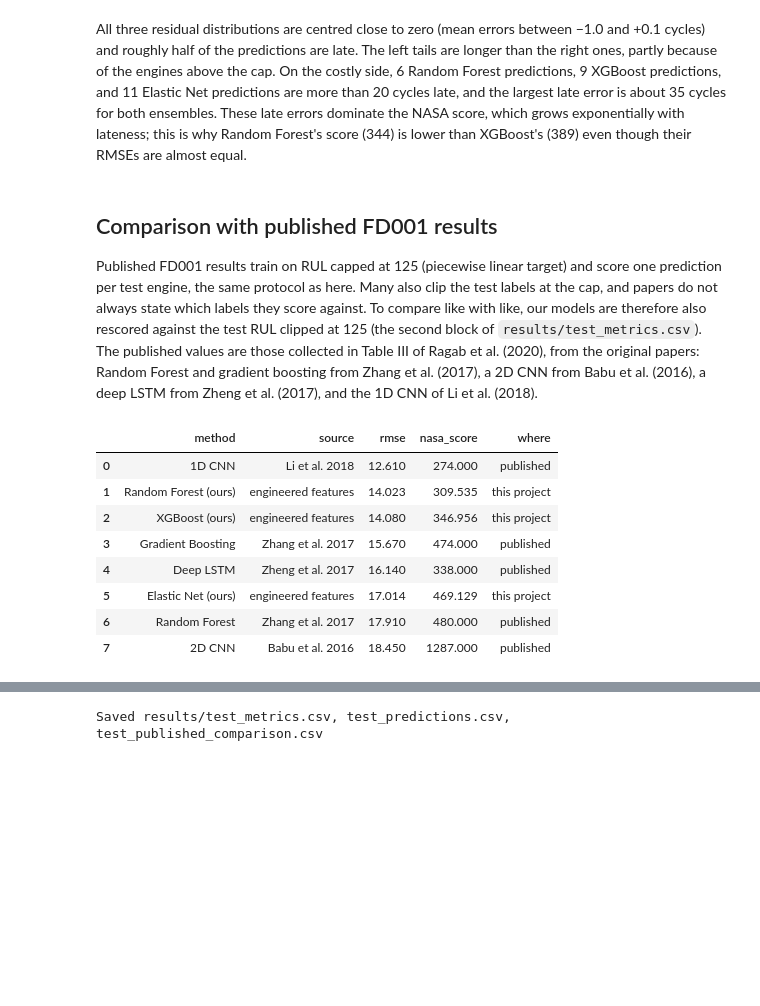
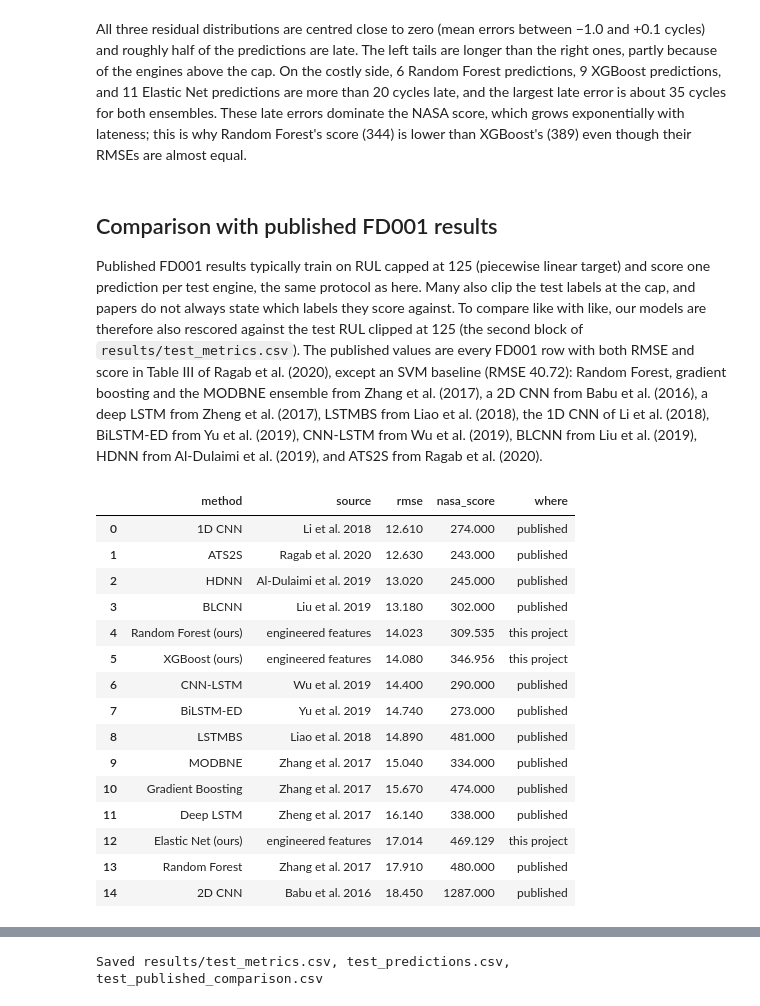
Before and after one commit to sarveshcore/t081-rul-prediction, a Jupyter notebook: notebooks/04_results.ipynb, the cells around one changed output, grey strips where cells are left out. Saved outputs shown, nothing was run; the diff lists cells and outputs as text; code cells hidden in the pictures; blank space fills up the shorter version.

```diff
--- a/notebooks/04_results.ipynb
+++ b/notebooks/04_results.ipynb
@@ -266,33 +266,47 @@ All three residual distributions are centred close to zero (mean errors between
 # %% [markdown]
 ## Comparison with published FD001 results
 
-Published FD001 results train on RUL capped at 125 (piecewise linear target) and score one prediction per test engine, the same protocol as here. Many also clip the test labels at the cap, and papers do not always state which labels they score against. To compare like with like, our models are therefore also rescored against the test RUL clipped at 125 (the second block of `results/test_metrics.csv`). The published values are those collected in Table III of Ragab et al. (2020), from the original papers: Random Forest and gradient boosting from Zhang et al. (2017), a 2D CNN from Babu et al. (2016), a deep LSTM from Zheng et al. (2017), and the 1D CNN of Li et al. (2018).
+Published FD001 results typically train on RUL capped at 125 (piecewise linear target) and score one prediction per test engine, the same protocol as here. Many also clip the test labels at the cap, and papers do not always state which labels they score against. To compare like with like, our models are therefore also rescored against the test RUL clipped at 125 (the second block of `results/test_metrics.csv`). The published values are every FD001 row with both RMSE and score in Table III of Ragab et al. (2020), except an SVM baseline (RMSE 40.72): Random Forest, gradient boosting and the MODBNE ensemble from Zhang et al. (2017), a 2D CNN from Babu et al. (2016), a deep LSTM from Zheng et al. (2017), LSTMBS from Liao et al. (2018), the 1D CNN of Li et al. (2018), BiLSTM-ED from Yu et al. (2019), CNN-LSTM from Wu et al. (2019), BLCNN from Liu et al. (2019), HDNN from Al-Dulaimi et al. (2019), and ATS2S from Ragab et al. (2020).
 # %%
-# Values as collected in Ragab et al. (2020), Table III; they also train on RUL capped at 125.
+# Every FD001 row with both RMSE and score in Ragab et al. (2020), Table III, except SVM.
 published = pd.DataFrame([
     ("Random Forest", "Zhang et al. 2017", 17.91, 480),
     ("Gradient Boosting", "Zhang et al. 2017", 15.67, 474),
     ("2D CNN", "Babu et al. 2016", 18.45, 1287),
     ("Deep LSTM", "Zheng et al. 2017", 16.14, 338),
     ("1D CNN", "Li et al. 2018", 12.61, 274),
+    ("MODBNE", "Zhang et al. 2017", 15.04, 334),
+    ("LSTMBS", "Liao et al. 2018", 14.89, 481),
+    ("BiLSTM-ED", "Yu et al. 2019", 14.74, 273),
+    ("CNN-LSTM", "Wu et al. 2019", 14.40, 290),
+    ("BLCNN", "Liu et al. 2019", 13.18, 302),
+    ("HDNN", "Al-Dulaimi et al. 2019", 13.02, 245),
+    ("ATS2S", "Ragab et al. 2020", 12.63, 243),
 ], columns=["method", "source", "rmse", "nasa_score"]).assign(where="published")
 capped = test_metrics.xs(f"true RUL capped at {RUL_CAP}", level="scored_against")
 ours = pd.DataFrame([
     (f"{label} (ours)", f"{feature_set} features", capped.loc[(label, feature_set), "rmse"],
      capped.loc[(label, feature_set), "nasa_score"])
     for label, feature_set in [("Elastic Net", "engineered"), ("Random Forest", "engineered"),
                                ("XGBoost", "engineered")]
 ], columns=["method", "source", "rmse", "nasa_score"]).assign(where="this project")
 comparison = pd.concat([published, ours]).sort_values("rmse").reset_index(drop=True)
 comparison
 # %% [output]
 |  | method | source | rmse | nasa_score | where |
 | 0 | 1D CNN | Li et al. 2018 | 12.610 | 274.000 | published |
-| 1 | Random Forest (ours) | engineered features | 14.023 | 309.535 | this project |
-| 2 | XGBoost (ours) | engineered features | 14.080 | 346.956 | this project |
-| 3 | Gradient Boosting | Zhang et al. 2017 | 15.670 | 474.000 | published |
-| 4 | Deep LSTM | Zheng et al. 2017 | 16.140 | 338.000 | published |
-| 5 | Elastic Net (ours) | engineered features | 17.014 | 469.129 | this project |
-| 6 | Random Forest | Zhang et al. 2017 | 17.910 | 480.000 | published |
-| 7 | 2D CNN | Babu et al. 2016 | 18.450 | 1287.000 | published |
+| 1 | ATS2S | Ragab et al. 2020 | 12.630 | 243.000 | published |
+| 2 | HDNN | Al-Dulaimi et al. 2019 | 13.020 | 245.000 | published |
+| 3 | BLCNN | Liu et al. 2019 | 13.180 | 302.000 | published |
+| 4 | Random Forest (ours) | engineered features | 14.023 | 309.535 | this project |
+| 5 | XGBoost (ours) | engineered features | 14.080 | 346.956 | this project |
+| 6 | CNN-LSTM | Wu et al. 2019 | 14.400 | 290.000 | published |
+| 7 | BiLSTM-ED | Yu et al. 2019 | 14.740 | 273.000 | published |
+| 8 | LSTMBS | Liao et al. 2018 | 14.890 | 481.000 | published |
+| 9 | MODBNE | Zhang et al. 2017 | 15.040 | 334.000 | published |
+| 10 | Gradient Boosting | Zhang et al. 2017 | 15.670 | 474.000 | published |
+| 11 | Deep LSTM | Zheng et al. 2017 | 16.140 | 338.000 | published |
+| 12 | Elastic Net (ours) | engineered features | 17.014 | 469.129 | this project |
+| 13 | Random Forest | Zhang et al. 2017 | 17.910 | 480.000 | published |
+| 14 | 2D CNN | Babu et al. 2016 | 18.450 | 1287.000 | published |
 # %% [markdown]
```
Also changed, not shown: parts of 2 cells of this notebook, 6 other files.
